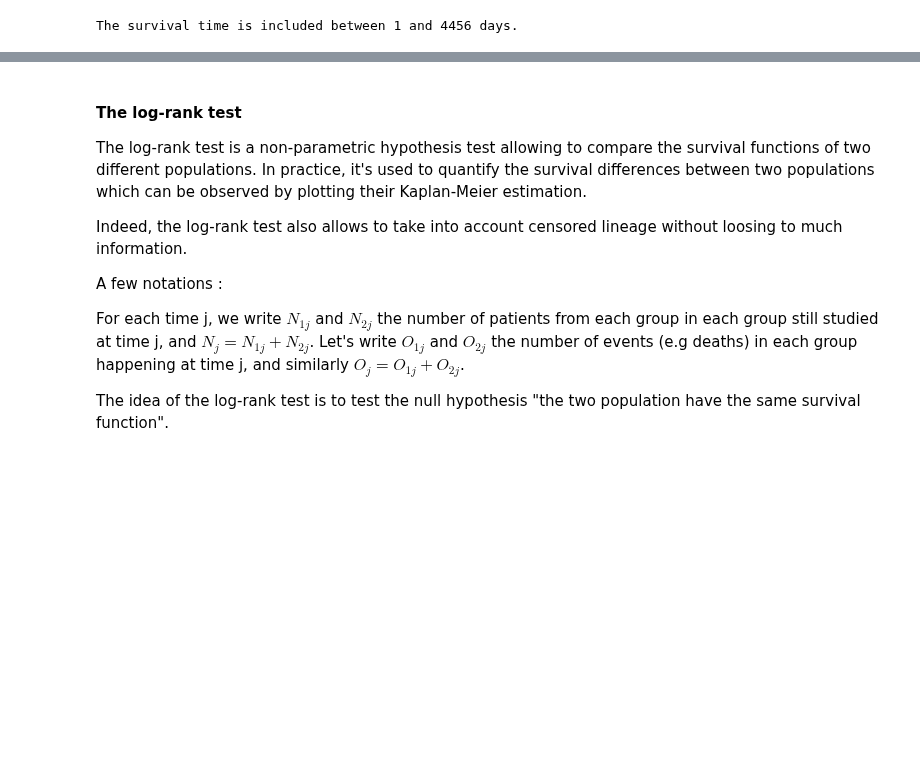
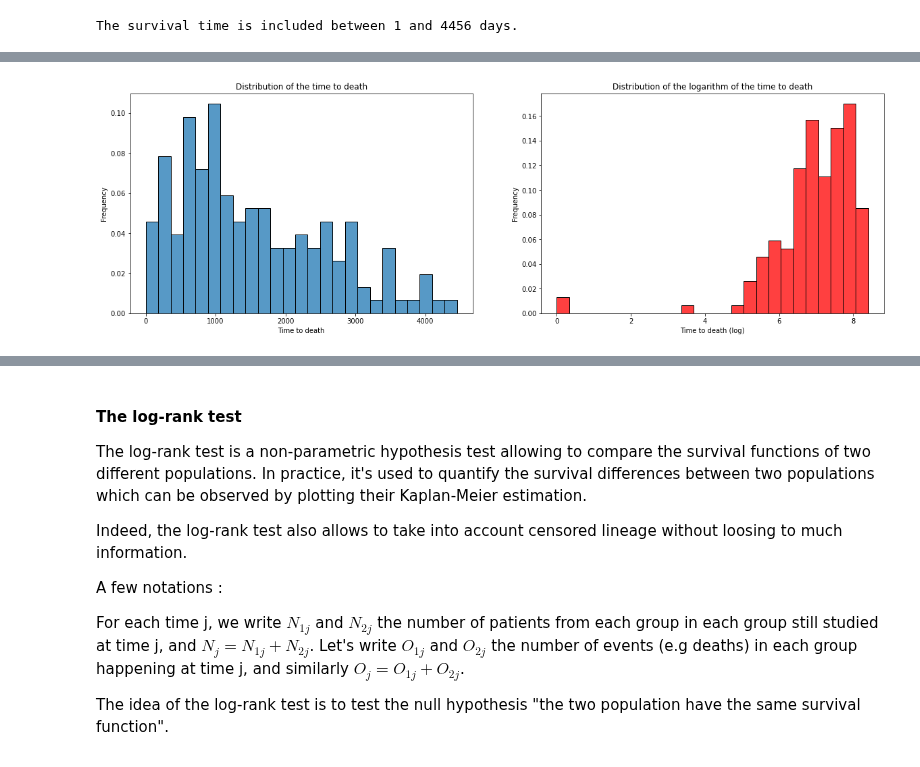
Before and after one commit to StephaneBereux/Cancer-survival-challenge, a Jupyter notebook: starting_kit.ipynb, the cells around one changed output, grey strips where cells are left out. Drawn from its saved outputs; the diff is of its cells as text; code cells hidden in the pictures; blank space fills up the shorter version.

```diff
--- a/starting_kit.ipynb
+++ b/starting_kit.ipynb
@@ -229,0 +239,19 @@ The survival time is included between 1 and 4456 days.
+# %%
+def display_time_to_death(y):
+    """Compare the effect of the logarithm on the time."""
+    fig, (ax1, ax2) = plt.subplots(1, 2, figsize=(20,6))
+    sns.histplot(y, ax=ax1, stat='probability',bins=25)
+    ax1.set_title('Distribution of the time to death')
+    ax1.set_xlabel('Time to death')
+    ax1.set_ylabel('Frequency')
+
+    log_time = np.log(y)
+    sns.histplot(log_time, ax=ax2, stat='probability', color='r', bins=25)
+    ax2.set_title('Distribution of the logarithm of the time to death')
+    ax2.set_xlabel('Time to death (log)')
+    ax2.set_ylabel('Frequency')
+    plt.show()
+
+display_time_to_death(y_uncensored)
+# %% [output]
+[figure, added]
```
Also changed, not shown: parts of 18 cells of this notebook.
